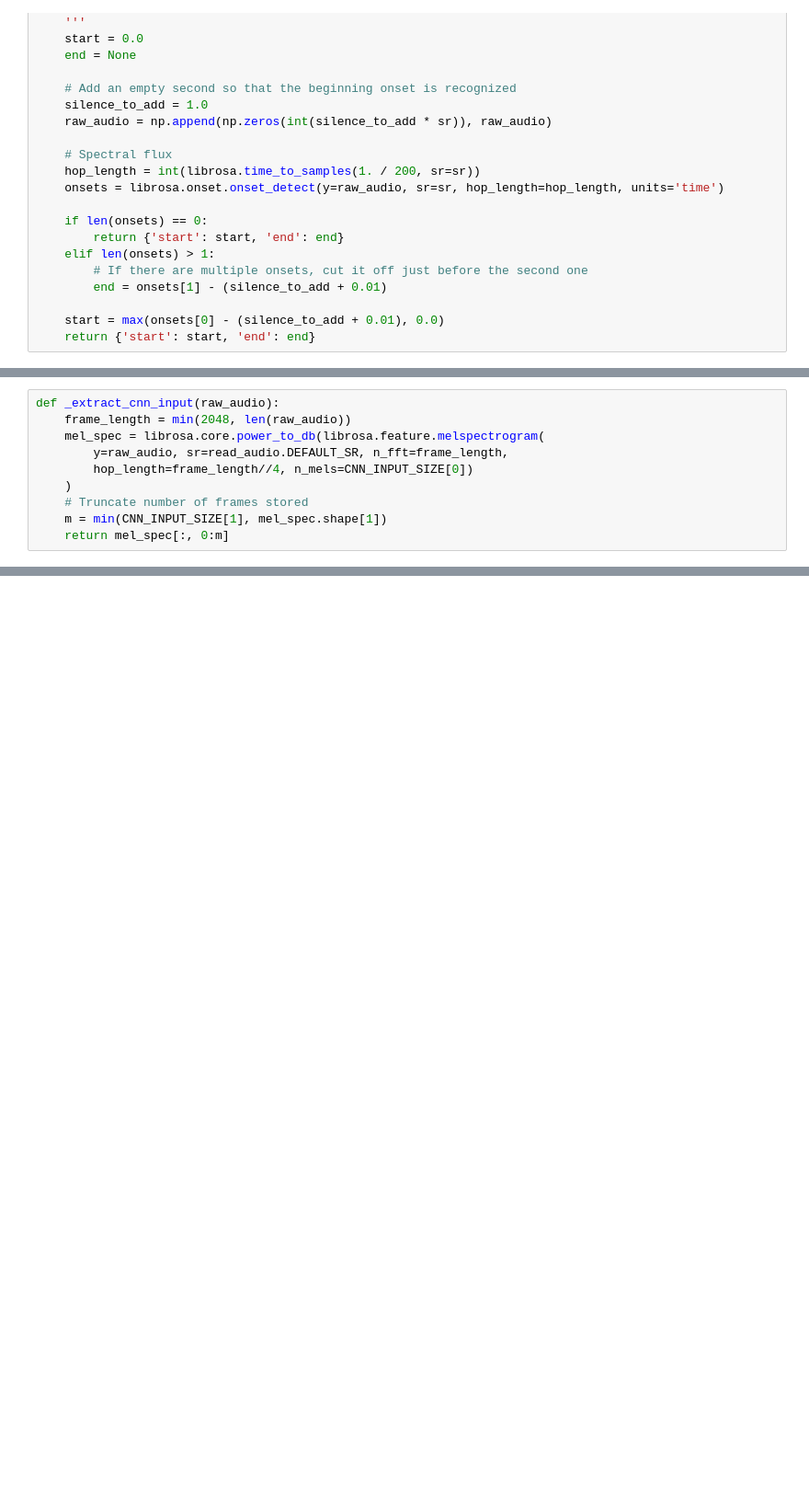
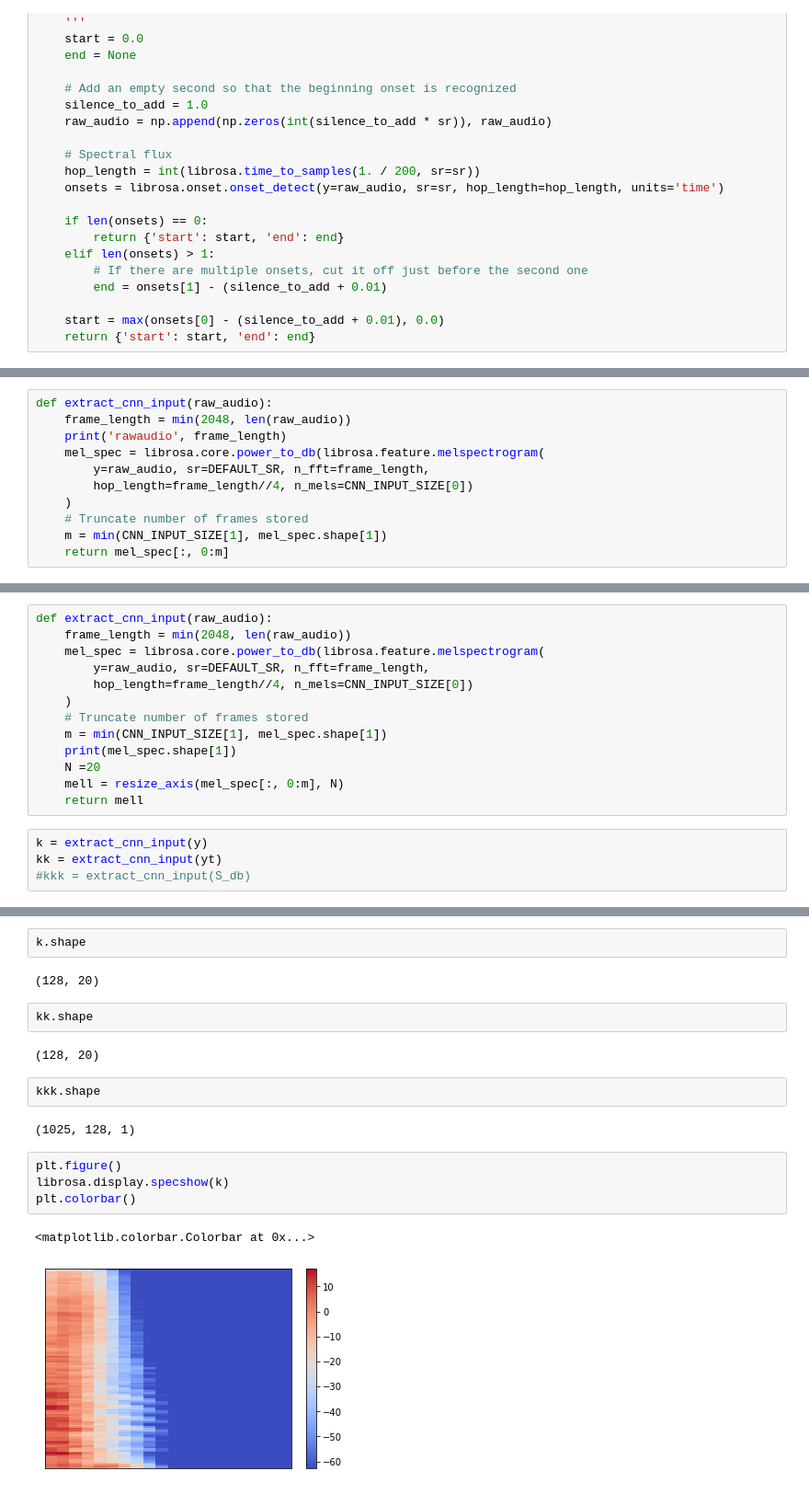
Before and after one commit to cid2rrrr/Drum_Classficiation, a Jupyter notebook: imsi.ipynb, the cells around one changed output, grey strips where cells are left out. Shown: that part at 92% size. Drawn from its saved outputs; the diff is of its cells as text; blank space fills up the shorter version.

```diff
--- a/imsi.ipynb
+++ b/imsi.ipynb
@@ -61,8 +99,9 @@ trim(y, sr)
 # %%
-def _extract_cnn_input(raw_audio):
+def extract_cnn_input(raw_audio):
     frame_length = min(2048, len(raw_audio))
+    print('rawaudio', frame_length)
     mel_spec = librosa.core.power_to_db(librosa.feature.melspectrogram(
-        y=raw_audio, sr=read_audio.DEFAULT_SR, n_fft=frame_length,
+        y=raw_audio, sr=DEFAULT_SR, n_fft=frame_length,
         hop_length=frame_length//4, n_mels=CNN_INPUT_SIZE[0])
     )
     # Truncate number of frames stored
@@ -70,0 +158,17 @@ def _extract_cnn_input(raw_audio):
+# %%
+def extract_cnn_input(raw_audio):
+    frame_length = min(2048, len(raw_audio))
+    mel_spec = librosa.core.power_to_db(librosa.feature.melspectrogram(
+        y=raw_audio, sr=DEFAULT_SR, n_fft=frame_length,
+        hop_length=frame_length//4, n_mels=CNN_INPUT_SIZE[0])
+    )
+    # Truncate number of frames stored
+    m = min(CNN_INPUT_SIZE[1], mel_spec.shape[1])
+    print(mel_spec.shape[1])
+    N =20
+    mell = resize_axis(mel_spec[:, 0:m], N)
+    return mell
+# %%
+k = extract_cnn_input(y)
+kk = extract_cnn_input(yt)
+#kkk = extract_cnn_input(S_db)
@@ -70,0 +182,19 @@ def _extract_cnn_input(raw_audio):
+# %%
+k.shape
+# %% [output]
+(128, 20)
+# %%
+kk.shape
+# %% [output]
+(128, 20)
+# %%
+kkk.shape
+# %% [output]
+(1025, 128, 1)
+# %%
+plt.figure()
+librosa.display.specshow(k)
+plt.colorbar()
+# %% [output]
+<matplotlib.colorbar.Colorbar at 0x...>
+[figure, added]
```
Also changed, not shown: parts of 18 cells of this notebook, 1 other file.
